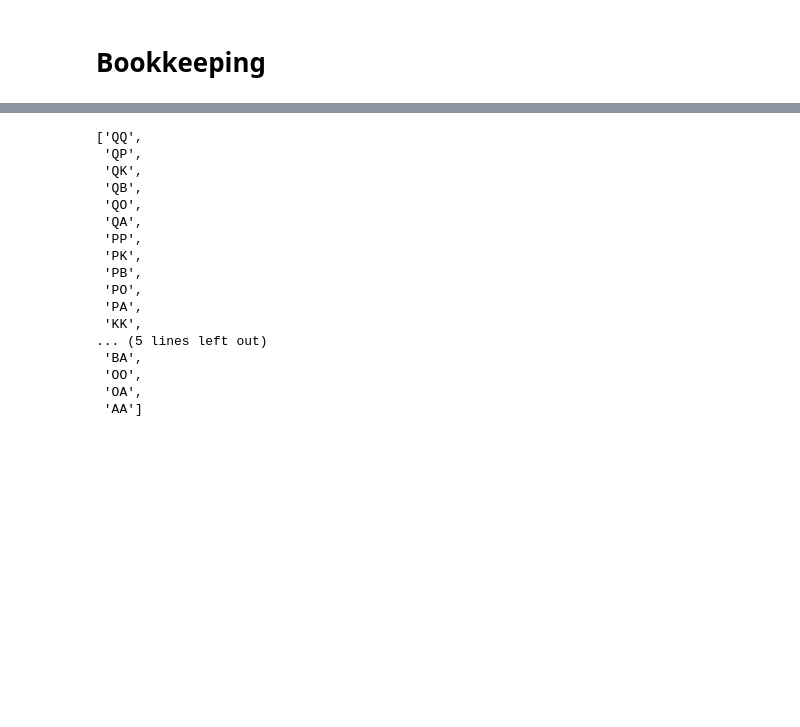
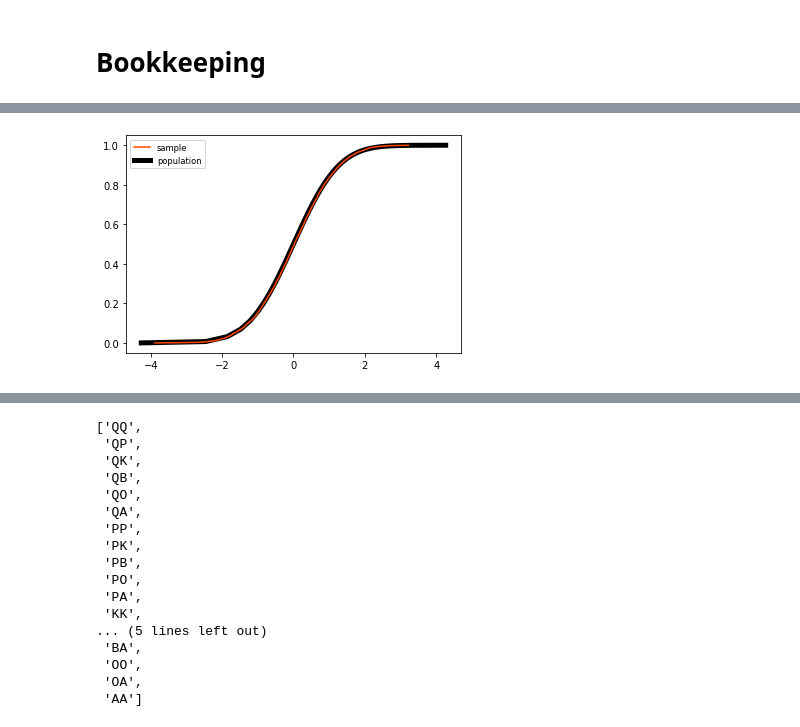
Before and after one commit to Complexio/sedgen, a Jupyter notebook: notebooks/bookkeeping.ipynb, the cells around one changed output, grey strips where cells are left out. Cells and saved outputs as stored; diff of their text form; code cells hidden in the pictures; blank space fills up the shorter version.

```diff
--- a/notebooks/bookkeeping.ipynb
+++ b/notebooks/bookkeeping.ipynb
@@ -10,0 +71,4 @@ dataset = Input(["Q" ,"P", "K", "B", "O", "A"])
+# %%
+test = prng.choice(np.array([0, 1, 2, 3, 4, 5]), size=20000, replace=True, p=modal_mineralogy)
+# %%
+_, counts = np.unique(test, return_counts=True)
@@ -10,0 +165,7 @@ dataset = Input(["Q" ,"P", "K", "B", "O", "A"])
+# %%
+%%time
+# Obtain crystal sizes per mineral class
+crystal_sizes = []
+for csd, crystals in zip(csds, counts):
+#     print(csd, crystals)
+    crystal_sizes.append(csd.rvs(size=crystals, random_state=1234))
@@ -10,0 +174,12 @@ dataset = Input(["Q" ,"P", "K", "B", "O", "A"])
+# %%
+plt.plot(np.log(ecdf(crystal_sizes[0])[0]), ecdf(crystal_sizes[0])[1],
+         color='orangered', zorder=10, label="sample")
+
+x = np.linspace(csds[0].ppf(0.00001), csds[0].ppf(0.99999), 1000)
+plt.plot(np.log(x), csds[0].cdf(x),
+         color='k', lw=5, label="population")
+
+plt.legend(fontsize='small')
+plt.show();
+# %% [output]
+[figure, added]
```
Also changed, not shown: parts of 188 cells of this notebook, 2 other files.
